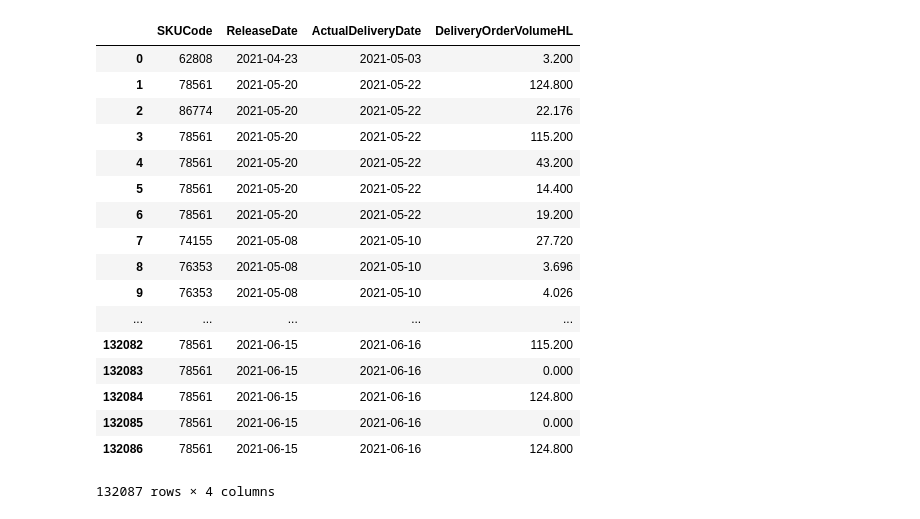
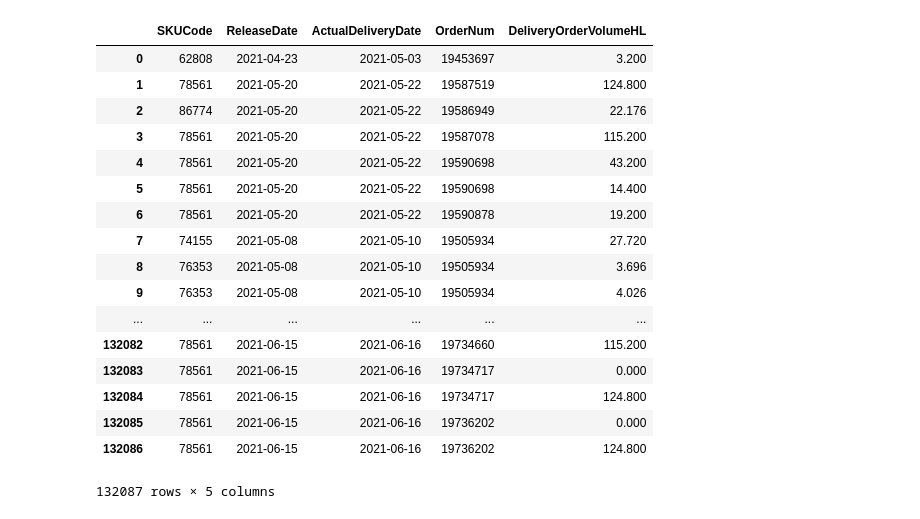
Before and after one commit to Litouwuu/EasyFunctionsToImplete, a Jupyter notebook: CountBBCOOFT/CountBBCOOFT.ipynb, the cells around one changed output. Cells and saved outputs as stored; diff of their text form; code cells hidden in the pictures.

```diff
--- a/CountBBCOOFT/CountBBCOOFT.ipynb
+++ b/CountBBCOOFT/CountBBCOOFT.ipynb
@@ -4,26 +4,25 @@ import numpy as np
 # %%
 Rawdata = pd.read_excel('COUNTOFD_BBCO_OFT_DATABASE.xlsx', header = 0)
 # %%
-InUse = ['SKUCode', 'ReleaseDate', 'ActualDeliveryDate','DeliveryOrderVolumeHL']
+InUse = ['SKUCode', 'ReleaseDate', 'ActualDeliveryDate','OrderNum','DeliveryOrderVolumeHL']
 df = Rawdata[InUse]
-df
 # %% [output]
-|  | SKUCode | ReleaseDate | ActualDeliveryDate | DeliveryOrderVolumeHL |
-| 0 | 62808 | 2021-04-23 | 2021-05-03 | 3.200 |
-| 1 | 78561 | 2021-05-20 | 2021-05-22 | 124.800 |
-| 2 | 86774 | 2021-05-20 | 2021-05-22 | 22.176 |
-| 3 | 78561 | 2021-05-20 | 2021-05-22 | 115.200 |
-| 4 | 78561 | 2021-05-20 | 2021-05-22 | 43.200 |
-| 5 | 78561 | 2021-05-20 | 2021-05-22 | 14.400 |
-| 6 | 78561 | 2021-05-20 | 2021-05-22 | 19.200 |
-| 7 | 74155 | 2021-05-08 | 2021-05-10 | 27.720 |
-| 8 | 76353 | 2021-05-08 | 2021-05-10 | 3.696 |
-| 9 | 76353 | 2021-05-08 | 2021-05-10 | 4.026 |
-| ... | ... | ... | ... | ... |
-| 132082 | 78561 | 2021-06-15 | 2021-06-16 | 115.200 |
-| 132083 | 78561 | 2021-06-15 | 2021-06-16 | 0.000 |
-| 132084 | 78561 | 2021-06-15 | 2021-06-16 | 124.800 |
-| 132085 | 78561 | 2021-06-15 | 2021-06-16 | 0.000 |
-| 132086 | 78561 | 2021-06-15 | 2021-06-16 | 124.800 |
+|  | SKUCode | ReleaseDate | ActualDeliveryDate | OrderNum | DeliveryOrderVolumeHL |
+| 0 | 62808 | 2021-04-23 | 2021-05-03 | 19453697 | 3.200 |
+| 1 | 78561 | 2021-05-20 | 2021-05-22 | 19587519 | 124.800 |
+| 2 | 86774 | 2021-05-20 | 2021-05-22 | 19586949 | 22.176 |
+| 3 | 78561 | 2021-05-20 | 2021-05-22 | 19587078 | 115.200 |
+| 4 | 78561 | 2021-05-20 | 2021-05-22 | 19590698 | 43.200 |
+| 5 | 78561 | 2021-05-20 | 2021-05-22 | 19590698 | 14.400 |
+| 6 | 78561 | 2021-05-20 | 2021-05-22 | 19590878 | 19.200 |
+| 7 | 74155 | 2021-05-08 | 2021-05-10 | 19505934 | 27.720 |
+| 8 | 76353 | 2021-05-08 | 2021-05-10 | 19505934 | 3.696 |
+| 9 | 76353 | 2021-05-08 | 2021-05-10 | 19505934 | 4.026 |
+| ... | ... | ... | ... | ... | ... |
+| 132082 | 78561 | 2021-06-15 | 2021-06-16 | 19734660 | 115.200 |
+| 132083 | 78561 | 2021-06-15 | 2021-06-16 | 19734717 | 0.000 |
+| 132084 | 78561 | 2021-06-15 | 2021-06-16 | 19734717 | 124.800 |
+| 132085 | 78561 | 2021-06-15 | 2021-06-16 | 19736202 | 0.000 |
+| 132086 | 78561 | 2021-06-15 | 2021-06-16 | 19736202 | 124.800 |
-132087 rows × 4 columns
+132087 rows × 5 columns
 # %%
```
Also changed, not shown: parts of 4 cells of this notebook.
